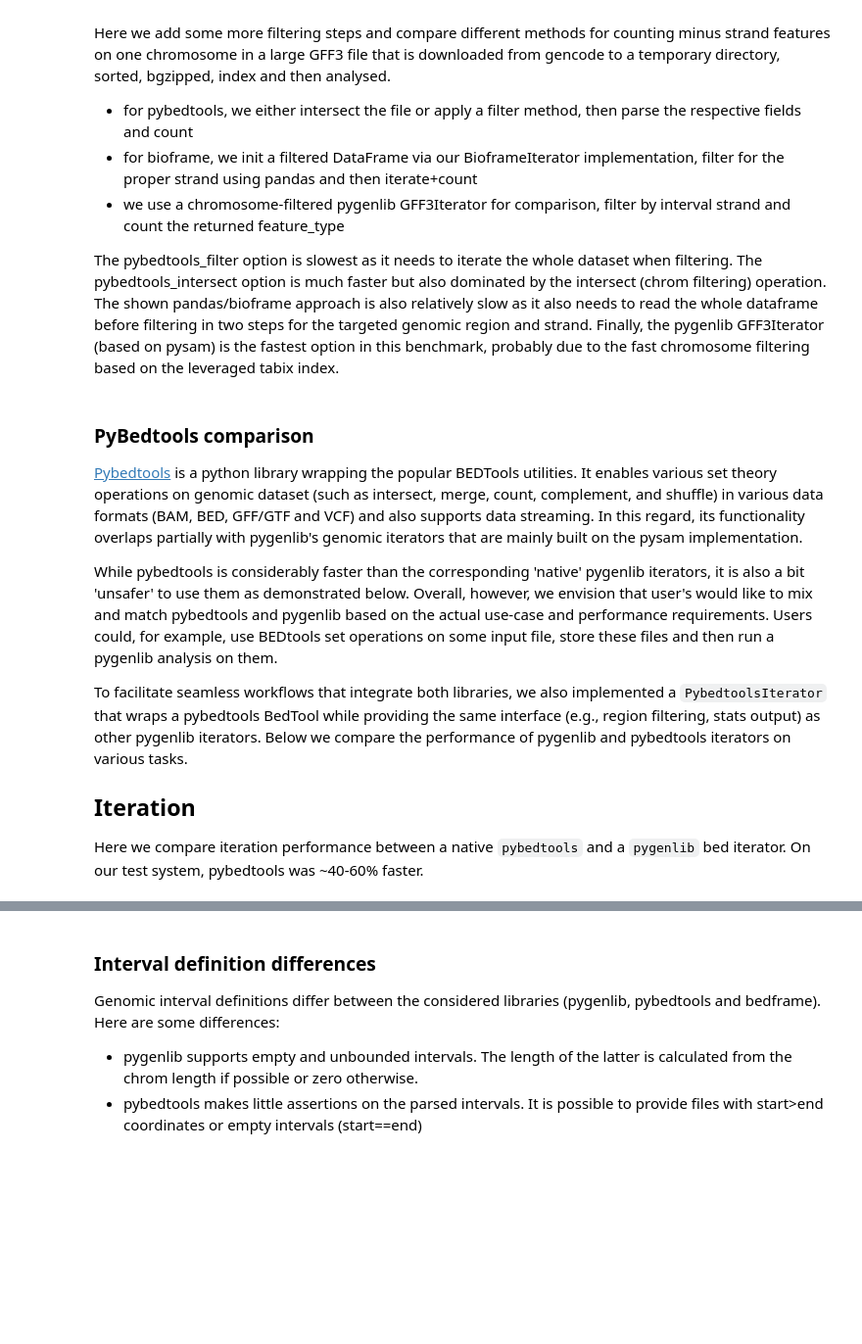
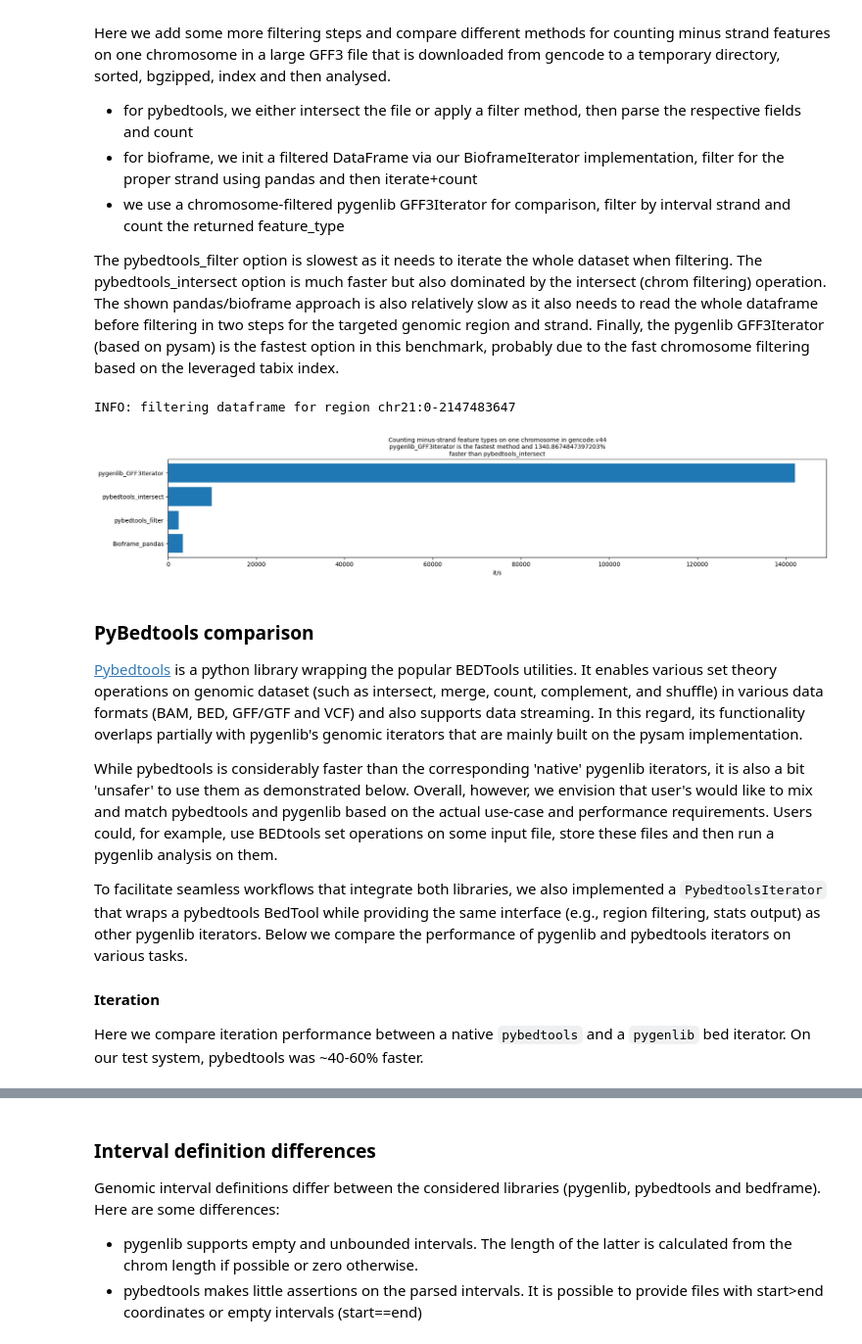
Before and after one commit to popitsch/rnalib, a Jupyter notebook: notebooks/README.ipynb, the cells around one changed output, grey strips where cells are left out. Shown at 98% size. Cells and saved outputs as stored; diff of their text form; code cells hidden in the pictures; blank space fills up the shorter version.

```diff
--- a/notebooks/README.ipynb
+++ b/notebooks/README.ipynb
@@ -1071,39 +1114,50 @@ with tempfile.TemporaryDirectory() as tempdirname:
     times, data=Counter(),Counter()
     with Timer(times, 'pybedtools_filter') as timer:
         data[timer.name]=Counter()
+        # Alternatively we could use BedTools with list comprehension or with filter()/featurefuncs
+        for x in pybedtools.BedTool(gff_file).filter(lambda b: b.chrom == roi.chromosome and b.strand=='-'):
+            feature_type = x.fields[2]
+            data[timer.name][feature_type]+=1
+            data[timer.name]['-']+=1
+    with Timer(times, 'pybedtools_filter') as timer:
+        data[timer.name]=Counter()
+        # Alternatively we could use BedTools with list comprehension or with filter()/featurefuncs
         for x in pybedtools.BedTool(gff_file).filter(lambda b: b.chrom == roi.chromosome and b.strand=='-'):
             feature_type = x.fields[2]
             data[timer.name][feature_type]+=1
             data[timer.name]['-']+=1
     with Timer(times, 'pybedtools_intersect') as timer:
         data[timer.name]=Counter()
         for x in pybedtools.BedTool(gff_file).intersect([roi.to_pybedtools()], u=True):
             strand, feature_type = x.strand, x.fields[2]
             if strand == '-':
                 data[timer.name][feature_type]+=1
                 data[timer.name][strand]+=1
     with Timer(times, 'pygenlib_GFF3Iterator') as timer:
         data[timer.name]=Counter()
         with GFF3Iterator(gff_file, region=roi) as it:
             for loc, info in it: # now iterate the values
                 if loc.strand=='-':
                     data[timer.name][info['feature_type']]+=1
                     data[timer.name][loc.strand]+=1
             stats=it.stats
     with Timer(times, 'Bioframe_pandas') as timer:
         with BioframeIterator(gff_file, region=roi) as it: # init filtered dataframe
             it.df = it.df.query("strand=='-'") # further filter the dataframe with pandas
             data[timer.name]=Counter(it.df['strand'])
             data[timer.name].update(Counter(it.df['feature']))
 
 # check results and assert that they match
 for k in list(times.keys())[0]:
     assert len(set([data[x][k] for x in data.keys()]))==1
 
 # plot the timings
 plot_times(f"Counting minus-strand feature types on one chromosome in {dataset}",
            times, n=stats[('yielded_items', roi.chromosome)],
            reference_method='pygenlib_GFF3Iterator')
+# %% [output]
+INFO: filtering dataframe for region chr21:0-2147483647
+[figure, added]
 # %% [markdown]
 ### PyBedtools comparison
 
@@ -1113,7 +1167,7 @@ While pybedtools is considerably faster than the corresponding 'native' pygenlib
 
 To facilitate seamless workflows that integrate both libraries, we also implemented a `PybedtoolsIterator` that wraps a pybedtools BedTool while providing the same interface (e.g., region filtering, stats  output) as other pygenlib iterators. Below we compare the performance of pygenlib and pybedtools iterators on various tasks.
 
-## Iteration
+#### Iteration
 Here we compare iteration performance between a native `pybedtools` and a `pygenlib` bed iterator. On our test system, pybedtools was ~40-60% faster.
 # %%
 times, data=Counter(),Counter()
```
Also changed, not shown: parts of 57 cells of this notebook, 2 other files.
